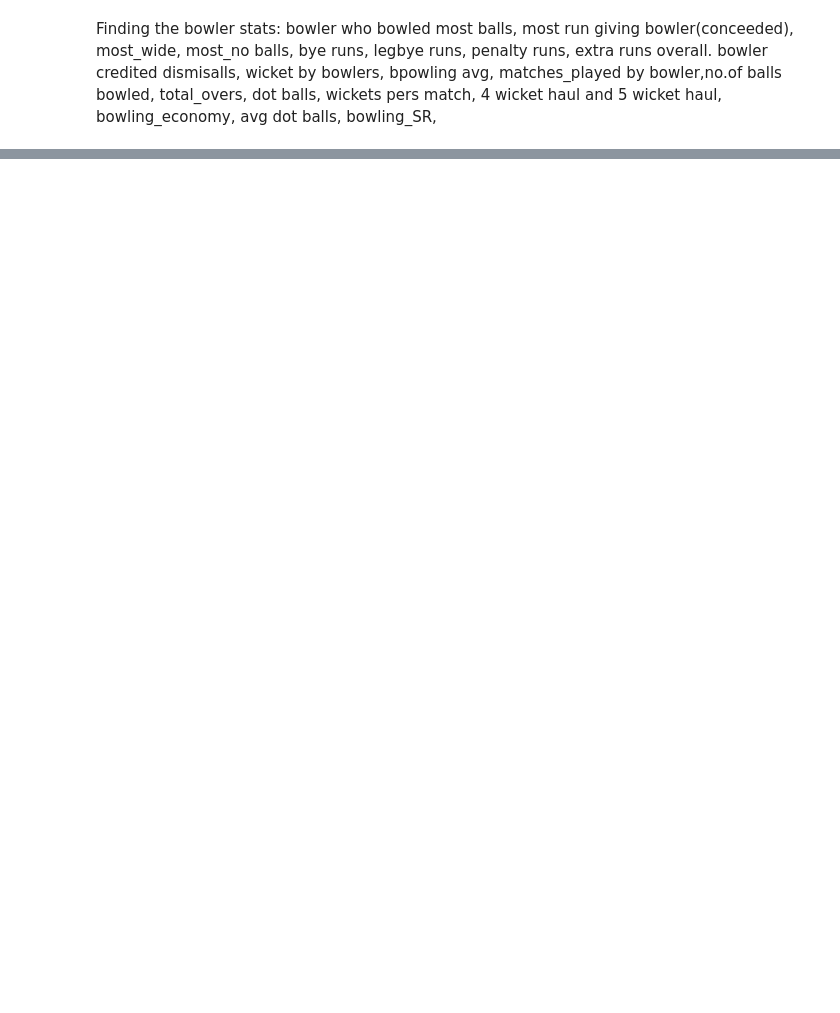
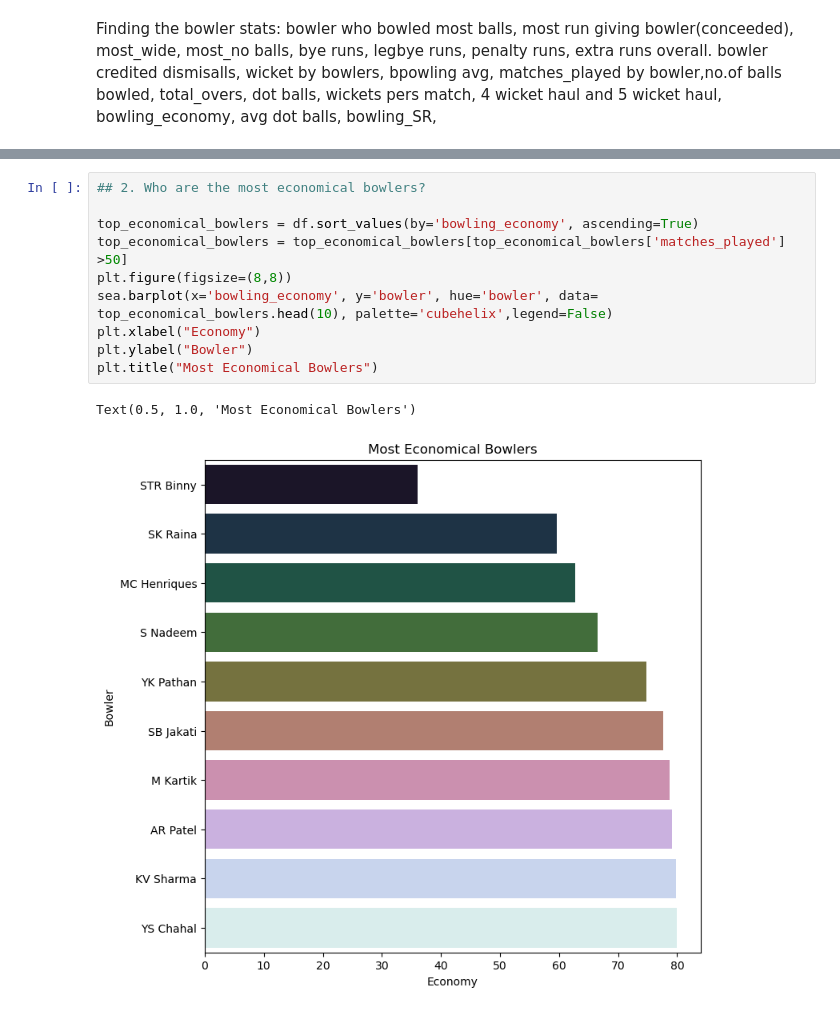
Before and after one commit to sxrthk17/data-analysis-projects, a Jupyter notebook: ipl-eda/IPL_EDA.ipynb, the cells around one changed output, grey strips where cells are left out. Cells and saved outputs as stored; diff of their text form; blank space fills up the shorter version.

```diff
--- a/ipl-eda/IPL_EDA.ipynb
+++ b/ipl-eda/IPL_EDA.ipynb
@@ -237,0 +415,13 @@ wickets_by_bowler.rename(columns= {'dismissal_kind':'no_of_wickets'}, inplace=Tr
+# %%
+## 2. Who are the most economical bowlers?
+
+top_economical_bowlers = df.sort_values(by='bowling_economy', ascending=True)
+top_economical_bowlers = top_economical_bowlers[top_economical_bowlers['matches_played'] >50]
+plt.figure(figsize=(8,8))
+sea.barplot(x='bowling_economy', y='bowler', hue='bowler', data= top_economical_bowlers.head(10), palette='cubehelix',legend=False)
+plt.xlabel("Economy")
+plt.ylabel("Bowler")
+plt.title("Most Economical Bowlers")
+# %% [output]
+Text(0.5, 1.0, 'Most Economical Bowlers')
+[figure, added]
```
Also changed, not shown: parts of 17 cells of this notebook.
